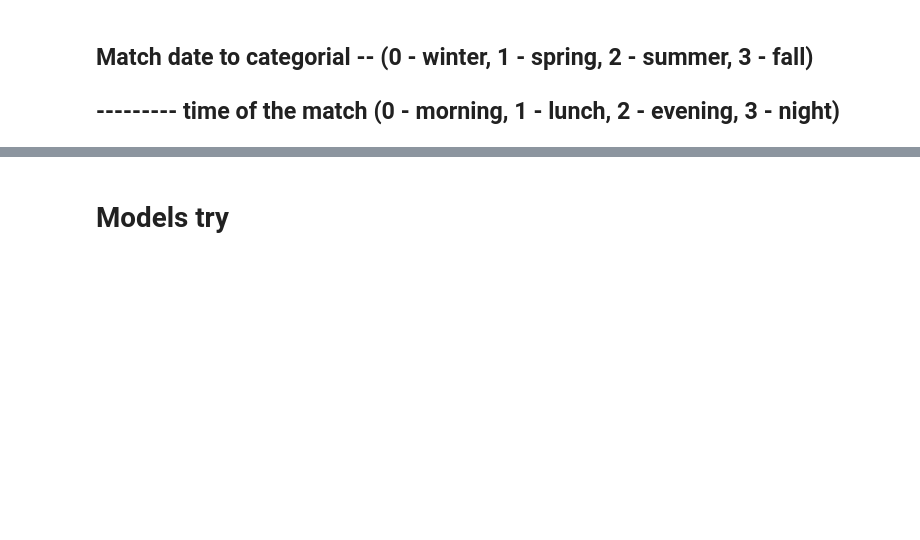
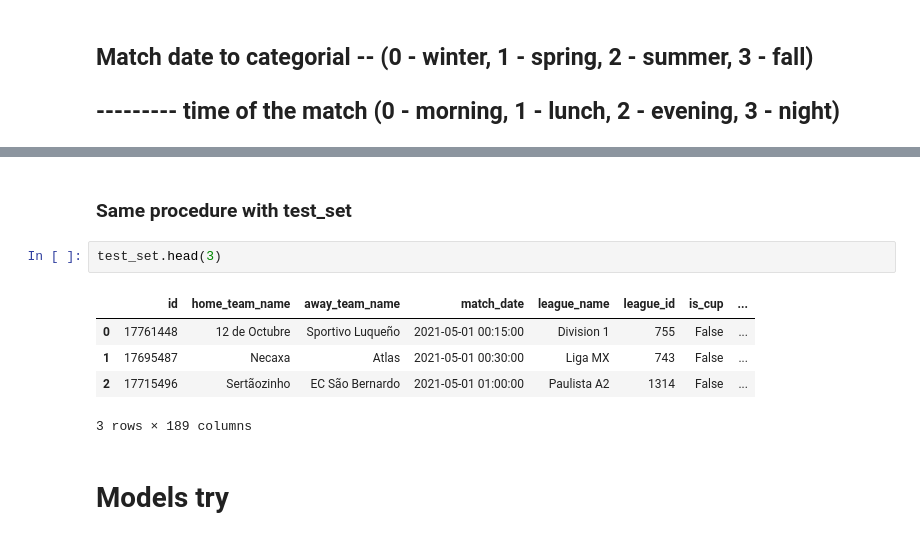
Before and after one commit to ivanshin/-KAGGLE-Football-Match-Probability-Prediction, a Jupyter notebook: vis_analyze.ipynb, the cells around one changed output, grey strips where cells are left out. Cells and saved outputs as stored; diff of their text form; blank space fills up the shorter version.

Commit message:
match_date explained and handled

```diff
--- a/vis_analyze.ipynb
+++ b/vis_analyze.ipynb
@@ -322,3 +361,13 @@ Name: match_date, Length: 110938, dtype: object
+# %% [markdown]
+### Same procedure with test_set
+# %%
+test_set.head(3)
+# %% [output]
+|  | id | home_team_name | away_team_name | match_date | league_name | league_id | is_cup | ... |
+| 0 | 17761448 | 12 de Octubre | Sportivo Luqueño | 2021-05-01 00:15:00 | Division 1 | 755 | False | ... |
+| 1 | 17695487 | Necaxa | Atlas | 2021-05-01 00:30:00 | Liga MX | 743 | False | ... |
+| 2 | 17715496 | Sertãozinho | EC São Bernardo | 2021-05-01 01:00:00 | Paulista A2 | 1314 | False | ... |
+3 rows × 189 columns
 # %% [markdown]
 # Models try
 # %%
```
Also changed, not shown: parts of 3 cells of this notebook.
